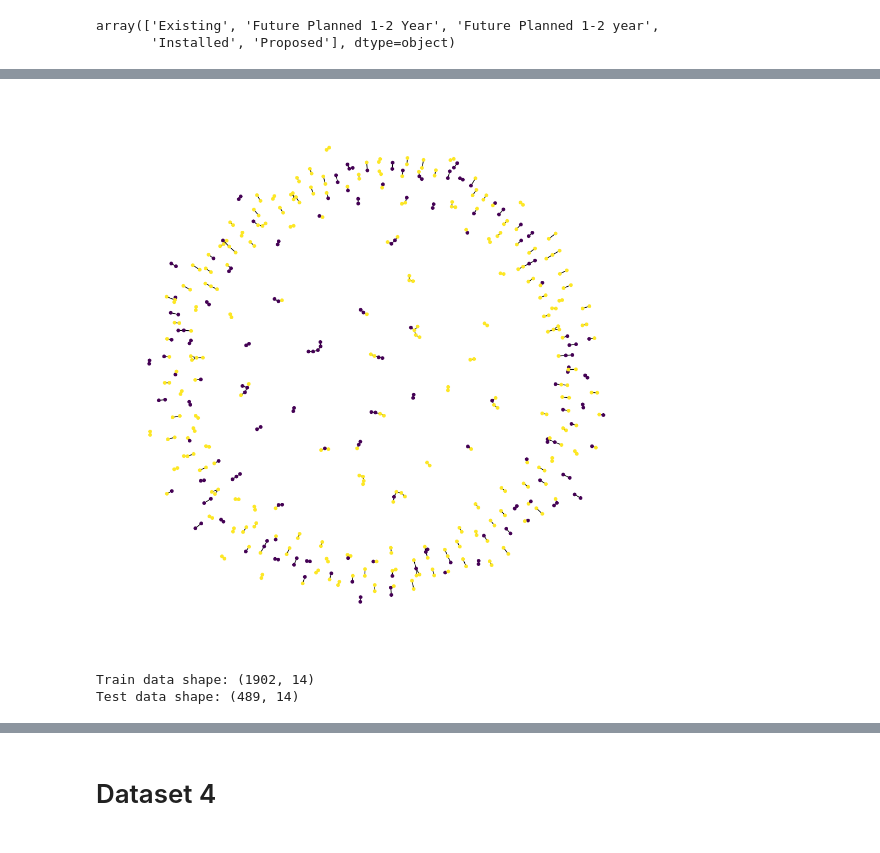
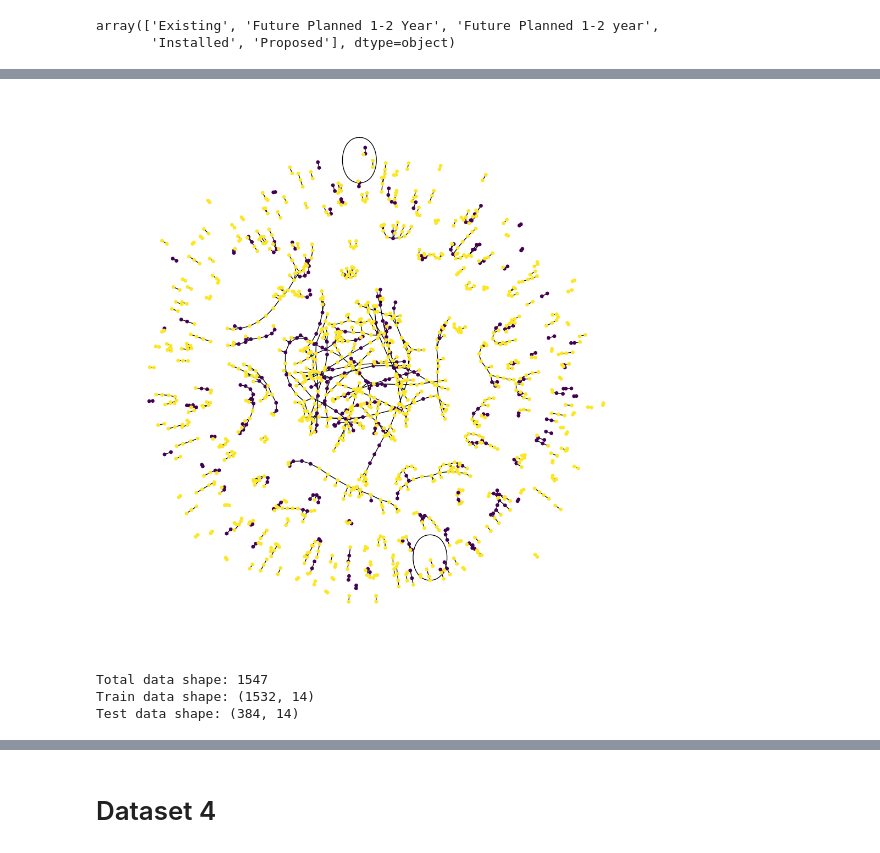
Before and after one commit to Interactive-Coventry/EXPLOR_network_slicing, a Jupyter notebook: test.ipynb, the cells around one changed output, grey strips where cells are left out. Saved outputs shown, nothing was run; the diff lists cells and outputs as text; code cells hidden in the pictures.

Commit message:
update add graph networks

```diff
--- a/test.ipynb
+++ b/test.ipynb
@@ -562,7 +546,7 @@ Target col: slice Type
 5 rows × 22 columns
 # %%
 df = (
-    df.loc[:,['OWNERNAME','NODE_N','NODE_E','APPLICANTCOMPANYNAME', 'STATUS']]
+    df.loc[:,['OWNERNAME','NODE_N','NODE_E','APPLICANTCOMPANYNAME', 'NODETYPE', 'STATUS']]
     .dropna()
 )
 
@@ -657,4 +659,18 @@ Num cols: 22. Num rows: 1482.
 [interactive output not drawn]
+# %%
+def get_label(val):
+    if val == "Proposed":
+        return 1
+    elif val == "Future Planned 1-2 Year":
+        return 0
+    elif val == "Future Planned 1-2 year":
+        return 0
+    else:
+        return 2
+
+df["proposed"] = [ get_label(x) for x in df["STATUS"]]
+df = df[df["proposed"] < 2]
+df.reset_index(inplace=True)
 # %%
 NEAREST = 5
 
@@ -706,8 +720,11 @@ connections.head()
 # %%
-features = pd.DataFrame([{'feat_'+str(i): y[0][i] for i in range(NEAREST*2)} for (x,y)  in zip(range(len(df)), nearest_pairs) ])
+features = pd.DataFrame([{'feat_' + str(i): y[0][i] for i in range(NEAREST*2)} for (x,y)  in zip(range(len(df)), nearest_pairs) ])
 features["node_n"] = df["NODE_N"]
 features["node_e"] = df["NODE_E"]
 features["name"] = df.index
-features["proposed"] = [ 1 if x == "Proposed" else 0 for x in df["STATUS"]]
+features["proposed"] = df["proposed"]
+
+
+print(f"Length {len(features)}")
 features.head()
 # %% [output]
@@ -720,27 +738,31 @@ features.head()
 # %%
 import matplotlib.pyplot as plt
+import networkx as nx
+
+def is_valid_name(x, vals):
+    return x in vals
 
 plt.figure(figsize=(10, 10))
 colors = features["proposed"].tolist()
-cora_graph = nx.from_pandas_edgelist(connections.sample(n=290))
+samples = connections.sample(n=1500)
+ids = [is_valid_name(x, list(features["name"])) for x in samples["source"]]
+samples = samples.iloc[ids]
+ids = [is_valid_name(x, list(features["name"])) for x in samples["target"]]
+samples = samples.iloc[ids]
+cora_graph = nx.from_pandas_edgelist(samples)
 labels = list(features[features["name"].isin(list(cora_graph.nodes))]["proposed"])
 nx.draw_spring(cora_graph, node_size=15, node_color=labels)
 # %% [output]
-[figure, old version]
+[figure, new version]
 # %%
-train_data, test_data = [], []
+from sklearn.model_selection import train_test_split
 
-for _, group_data in features.groupby("proposed"):
-    # Select around 80% of the dataset for training.
-    random_selection = np.random.rand(len(group_data.index)) <= 0.8
-    train_data.append(group_data[random_selection])
-    test_data.append(group_data[~random_selection])
-
-train_data = pd.concat(train_data).sample(frac=1)
-test_data = pd.concat(test_data).sample(frac=1)
-
+train_data, test_data, y_train, y_test = train_test_split(features, features.proposed,  test_size=0.2, stratify=features.proposed,
+                                                          shuffle=True, random_state=42)
+print("Total data shape:", len(labels))
 print("Train data shape:", train_data.shape)
 print("Test data shape:", test_data.shape)
 # %% [output]
-Train data shape: (1902, 14)
-Test data shape: (489, 14)
+Total data shape: 1547
+Train data shape: (1532, 14)
+Test data shape: (384, 14)
```
Also changed, not shown: parts of 35 cells of this notebook, 2 other files.
